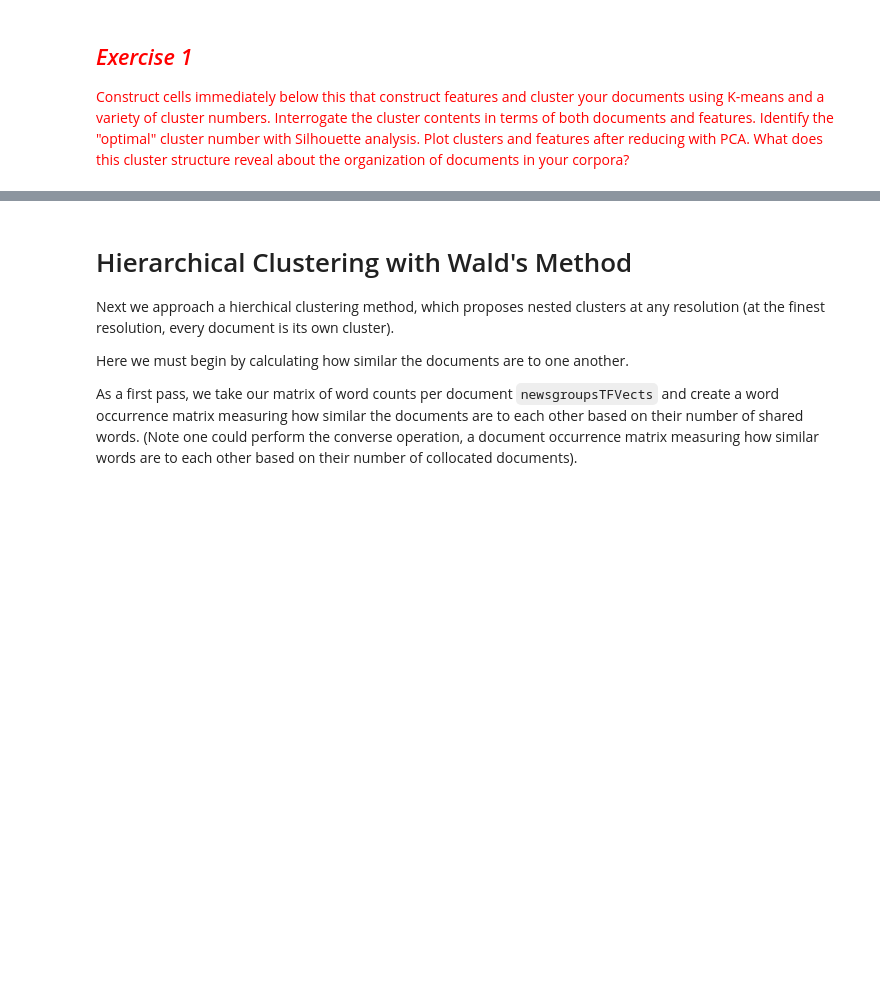
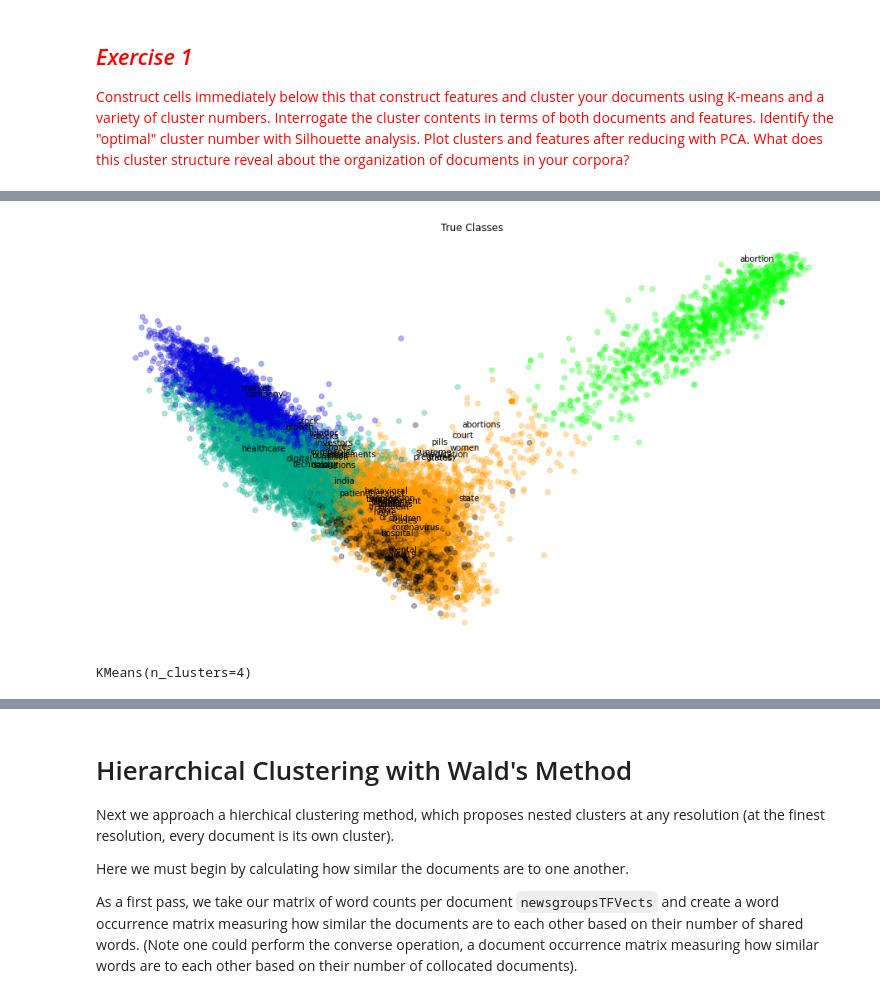
Before and after one commit to floriatea/CCA_NLP, a Jupyter notebook: Homework-Notebooks-2023/week-3/3-Topic-Modeling-and-Clustering.ipynb, the cells around one changed output, grey strips where cells are left out. Saved outputs shown, nothing was run; the diff lists cells and outputs as text; code cells hidden in the pictures; blank space fills up the shorter version.

```diff
--- a/Homework-Notebooks-2023/week-3/3-Topic-Modeling-and-Clustering.ipynb
+++ b/Homework-Notebooks-2023/week-3/3-Topic-Modeling-and-Clustering.ipynb
@@ -615,0 +775,6 @@ targetDF
+# %%
+components = pca.components_
+keyword_ids = list(set(order_centroids[:,:10].flatten())) #Get the ids of the most distinguishing words(features) from your kmeans model.
+words = [terms[i] for i in keyword_ids]#Turn the ids into words.
+x = components[:,keyword_ids][0,:] #Find the coordinates of those words in your biplot.
+y = components[:,keyword_ids][1,:]
@@ -615,0 +798,21 @@ targetDF
+# %%
+fig = plt.figure(figsize = (16,9))
+ax = fig.add_subplot(111)
+ax.set_frame_on(False)
+ax.scatter(reduced_data[:, 0], reduced_data[:, 1], color = colors, alpha = 0.3, label = colors)
+for i, word in enumerate(words):
+    ax.annotate(word, (x[i],y[i]))
+plt.xticks(())
+plt.yticks(())
+plt.title('True Classes')
+plt.show()
+# %% [output]
+[figure, added]
+# %%
+km3 = sklearn.cluster.KMeans(n_clusters= 3, init='k-means++')
+km3.fit(telehealthTFVects.toarray())
+
+km4 = sklearn.cluster.KMeans(n_clusters= 4, init='k-means++')
+km4.fit(telehealthTFVects.toarray())
+# %% [output]
+KMeans(n_clusters=4)
```
Also changed, not shown: parts of 32 cells of this notebook.
